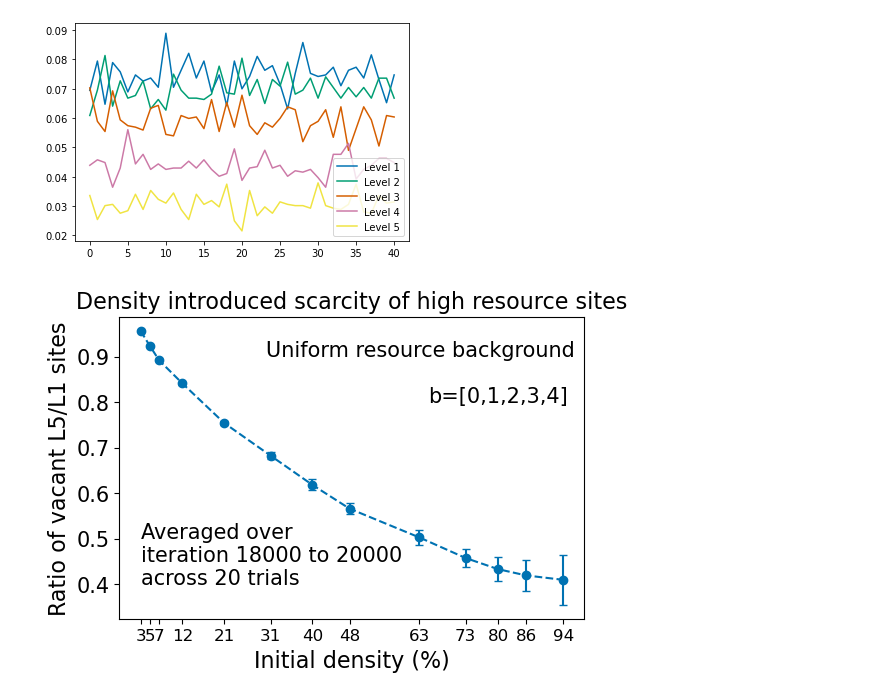
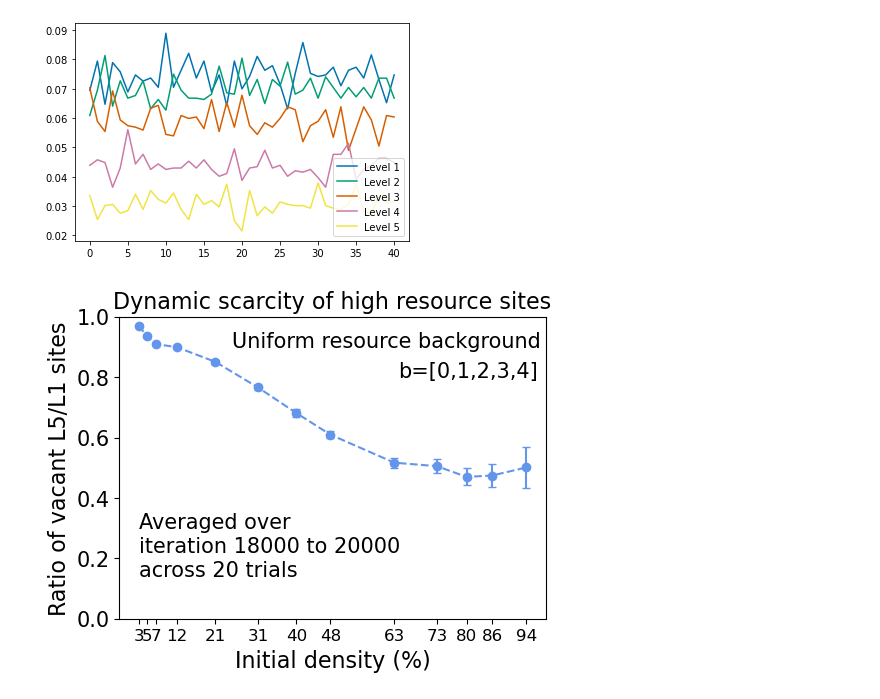
Before and after one commit to tongliang11/Evolution-dynamics, a Jupyter notebook: Figures.ipynb, the cells around one changed output. Saved outputs shown, nothing was run; the diff lists cells and outputs as text; code cells hidden in the pictures.

```diff
--- a/Figures.ipynb
+++ b/Figures.ipynb
@@ -1140,7 +406,7 @@ for c in np.linspace(-0.1, 0.7, 80):
 # color to be distinct from colorbar, warm color
 
 fig, ax = plt.subplots(2, 2, constrained_layout=True,
-                       gridspec_kw=dict(width_ratios=[1.1, 1], height_ratios=[1, 1]), figsize=(10, 6), dpi=100)
+                       gridspec_kw=dict(width_ratios=[1.1, 1], height_ratios=[1, 1]), figsize=(10, 6.5), dpi=100)
 gs = ax[1, 0].get_gridspec()
 for i in range(2):
     ax[i, 1].remove()
@@ -1155,7 +421,7 @@ color_mf = 'orange'
 color_sc = 'cornflowerblue'
 
 ax[0, 0].scatter(b5_meanfield, mean_meanfield, marker='^',
-                 color=color_mf, label='Mean field prediction')
+                 color=color_mf, label='Mean-field prediction')
 ax[0, 0].errorbar(b5_meanfield, mean_meanfield, yerr=std_meanfield,
                   capsize=3, linestyle='None', color=color_mf)
 ax[0, 0].plot(np.linspace(3, 5.5, 100), [func(i, a_m, b_m, c_m, d_m)
@@ -1186,7 +452,7 @@ ax[0, 0].text(0.05, 0.85, 'c = 0', transform=ax[0, 0].transAxes,
     func, b5_meanfield_exp, mean_meanfield_exp, p0=[0, 1, 1, 1])
 
 ax[1, 0].scatter(b5_meanfield_exp, mean_meanfield_exp, marker='^',
-                 color=color_mf, label='Mean field prediction')
+                 color=color_mf, label='Mean-field prediction')
 ax[1, 0].errorbar(b5_meanfield_exp, mean_meanfield_exp,
                   yerr=std_meanfield_exp, capsize=3, linestyle='None', color=color_mf)
 ax[1, 0].plot(np.linspace(3, 18, 100), [func(i, a_m, b_m, c_m, d_m)
@@ -1236,12 +502,12 @@ axbig.vlines(x=0.5, ymin=3, ymax=18, color='w',
              linestyles='dotted', linewidth=8)
 axbig.text(-0.2, 1.05, 'B', transform=axbig.transAxes,
            size=20, weight='bold')
-# axbig.text(0.54, 0.65, 'Mean field predicted', transform=axbig.transAxes,
+# axbig.text(0.54, 0.65, 'Mean-field predicted', transform=axbig.transAxes,
 #            size=9.5,color=color_mf, weight='bold')
 # axbig.text(0.54, 0.62, 'transition boundary', transform=axbig.transAxes,
 #            size=9.5,color=color_mf, weight='bold')
 
-axbig.text(0.65, 0.9, 'Mean field', transform=axbig.transAxes,
+axbig.text(0.65, 0.9, 'Mean-field', transform=axbig.transAxes,
            size=14, color=color_mf, weight='bold')
 axbig.text(0.65, 0.86, 'predicted', transform=axbig.transAxes,
            size=14, color=color_mf, weight='bold')
@@ -1555,8 +875,6 @@ def get_num(a, n):
     return num
 
 
-size = 32
-density = 48
 meanoccupancy = []
 stdoccupancy = []
 for size, density in [(128, 3),
@@ -1585,7 +903,7 @@ for size, density in [(128, 3),
                 data = pickle.load(fp)
             unoccupied = np.where(get_num(data, size), empty_array, resource)
             unoccupied_trial.append(np.bincount([int(i) for i in unoccupied.flatten(
-            ) if not np.isnan(i)], minlength=5)/np.bincount(resource.flatten(), minlength=5))
+            ) if not np.isnan(i)], minlength=5))#/np.bincount(resource.flatten(), minlength=5))
         occupancy.append(np.mean(unoccupied_trial, 0))
     meanoccupancy.append(np.mean(np.array(occupancy), 0))
     stdoccupancy.append(np.std(np.array(occupancy), 0))
@@ -1621,21 +939,22 @@ plt.legend()
 # %%
 err_ratio = [meanoccupancy[i][-1]/meanoccupancy[i][0]*np.sqrt((stdoccupancy[i][-1]/meanoccupancy[i][-1])**2+(stdoccupancy[i][0]/meanoccupancy[i][0])**2) for i in range(13)]
 # %%
-fig,ax=plt.subplots(dpi=100)
-ax.scatter([3, 5, 7, 12, 21, 31, 40, 48, 63, 73, 80, 86, 94],[meanoccupancy[i][-1]/meanoccupancy[i][0] for i in range(13)])
+fig,ax=plt.subplots(dpi=100,figsize=(5.5,4))
+ax.scatter([3, 5, 7, 12, 21, 31, 40, 48, 63, 73, 80, 86, 94],[meanoccupancy[i][-1]/meanoccupancy[i][0] for i in range(13)],color='cornflowerblue')
 ax.errorbar([3, 5, 7, 12, 21, 31, 40, 48, 63, 73, 80, 86, 94],[meanoccupancy[i][-1]/meanoccupancy[i][0] for i in range(13)],
-                  yerr=err_ratio, capsize=3, linestyle='--')
+                  yerr=err_ratio, capsize=3, linestyle='--',color='cornflowerblue')
 ax.set_xticks([3, 5, 7, 12, 21, 31, 40, 48, 63, 73, 80, 86, 94]);
 ax.set_xlabel('Initial density (%)',fontsize=16)
 ax.set_ylabel('Ratio of vacant L5/L1 sites',fontsize=16)
-ax.set_title('Density introduced scarcity of high resource sites',fontsize=16)
-ax.text(30,0.9,"Uniform resource background",fontsize=15)
-ax.text(65,0.8,"b=[0,1,2,3,4]",fontsize=15)
-ax.text(3,0.5,"Averaged over",fontsize=15)
-ax.text(3,0.45,"iteration 18000 to 20000",fontsize=15)
-ax.text(3,0.4,"across 20 trials",fontsize=15)
+ax.set_title('Dynamic scarcity of high resource sites',fontsize=16)
+ax.set_ylim(0,1)
+ax.text(25,0.9,"Uniform resource background",fontsize=15)
+ax.text(64,0.8,"b=[0,1,2,3,4]",fontsize=15)
+ax.text(3,0.3,"Averaged over",fontsize=15)
+ax.text(3,0.22,"iteration 18000 to 20000",fontsize=15)
+ax.text(3,0.14,"across 20 trials",fontsize=15)
 ax.tick_params(axis='x', labelsize=12)
 ax.tick_params(axis='y', labelsize=15)
-fig.savefig('./Figures/Supplementary_density_scarcity.pdf', bbox_inches='tight')
+# fig.savefig('./Figures/Supplementary_density_scarcity.pdf', bbox_inches='tight')
 # %% [output]
-[figure, old version]
+[figure, new version]
```
Also changed, not shown: parts of 41 cells of this notebook, 14 other files.
